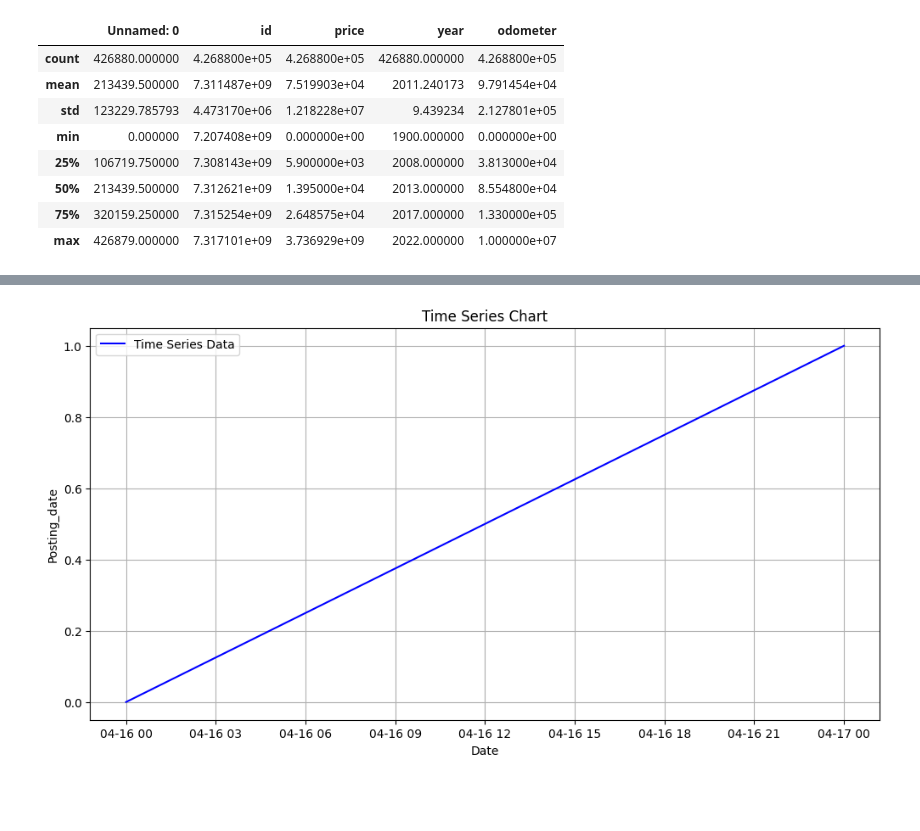
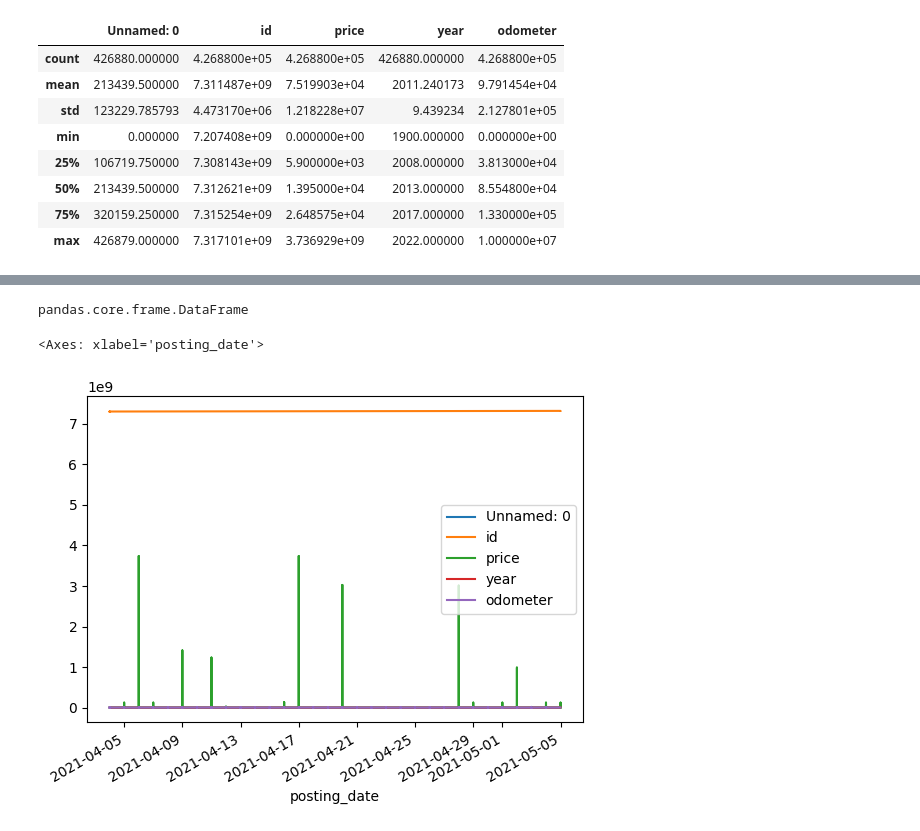
Before and after one commit to EliMuigo/Time_Series_Model, a Jupyter notebook: time-series-modelling.ipynb, the cells around one changed output, grey strips where cells are left out. Cells and saved outputs as stored; diff of their text form; code cells hidden in the pictures; blank space fills up the shorter version.

Commit message:
Kaggle Notebook | time series modelling | Version 12

```diff
--- a/time-series-modelling.ipynb
+++ b/time-series-modelling.ipynb
@@ -189,23 +216,9 @@ dataset.plot(style='k.')
-# %%
-
-
-
-
-# Sample data (you can replace this with your own time series data)
-dataset = pd.date_range(start='2021-04-16', end='2021-04-17', freq='D')
-data = [i for i in range(len(dataset))]
-
-# Create a DataFrame
-df = pd.DataFrame(data, index=dataset, columns=['Posting_date'])
-
-# Create a time series chart
-plt.figure(figsize=(12, 6))
-plt.plot(df.index, df['Posting_date'], label='Time Series Data', color='b')
-plt.title('Time Series Chart')
-plt.xlabel('Date')
-plt.ylabel('Posting_date')
-plt.legend()
-plt.grid(True)
-plt.show()
-# %% [output]
-[figure, removed]
+# %%
+type(dataset)
+# %% [output]
+pandas.core.frame.DataFrame
+# %%
+dataset.plot()
+# %% [output]
+<Axes: xlabel='posting_date'>
+[figure, added]
```
Also changed, not shown: parts of 7 cells of this notebook.
